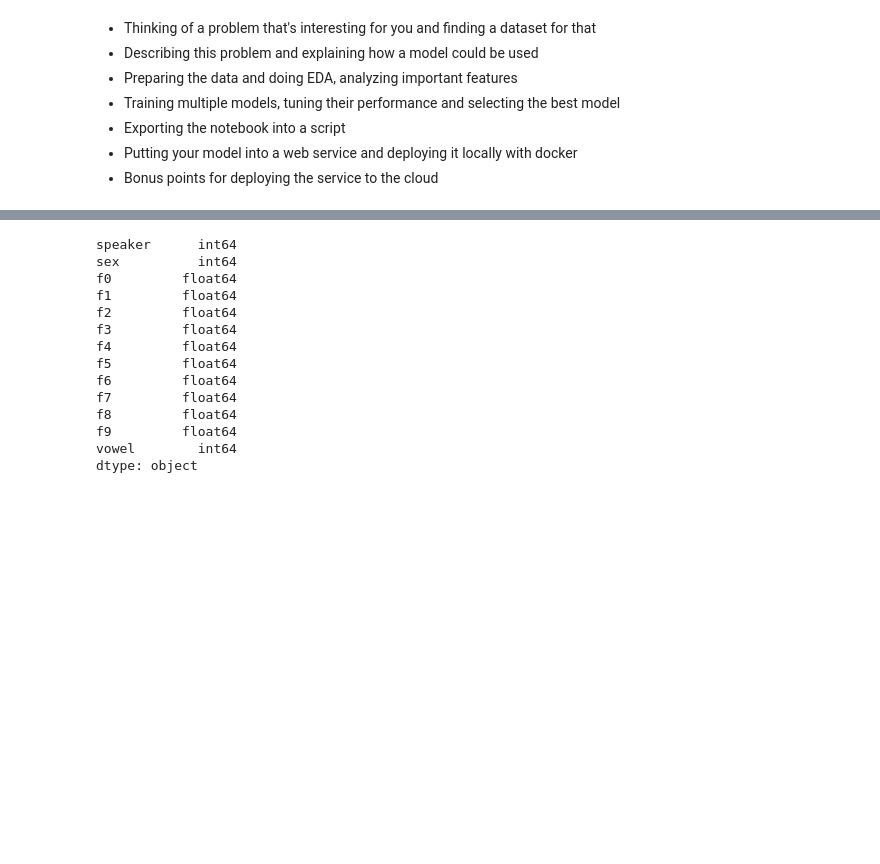
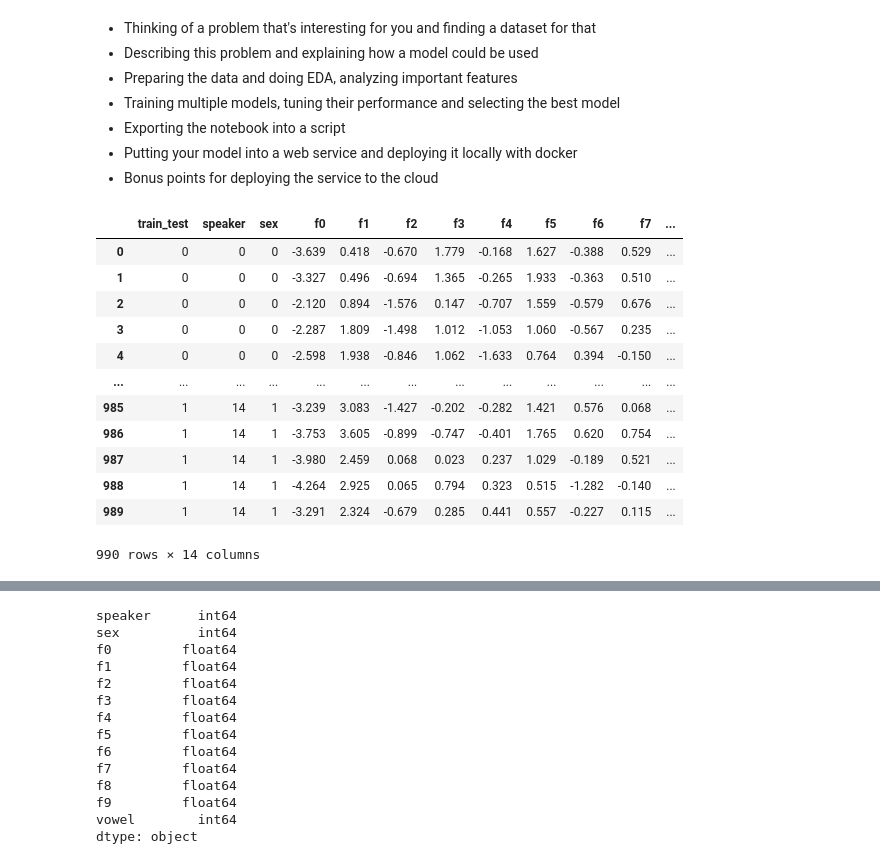
Before and after one commit to woodwardmw/ML-ZoomCamp, a Jupyter notebook: Mid-term_project/Mid-term Vowel Prediction Project.ipynb, the cells around one changed output, grey strips where cells are left out. Saved outputs shown, nothing was run; the diff lists cells and outputs as text; code cells hidden in the pictures; blank space fills up the shorter version.

```diff
--- a/Mid-term_project/Mid-term Vowel Prediction Project.ipynb
+++ b/Mid-term_project/Mid-term Vowel Prediction Project.ipynb
@@ -18,6 +18,21 @@ pd.set_option('display.max_rows', 200)
 from statistics import mean
 # %%
 df = pd.read_csv('vowels_data.csv')
+df
+# %% [output]
+|  | train_test | speaker | sex | f0 | f1 | f2 | f3 | f4 | f5 | f6 | f7 | ... |
+| 0 | 0 | 0 | 0 | -3.639 | 0.418 | -0.670 | 1.779 | -0.168 | 1.627 | -0.388 | 0.529 | ... |
+| 1 | 0 | 0 | 0 | -3.327 | 0.496 | -0.694 | 1.365 | -0.265 | 1.933 | -0.363 | 0.510 | ... |
+| 2 | 0 | 0 | 0 | -2.120 | 0.894 | -1.576 | 0.147 | -0.707 | 1.559 | -0.579 | 0.676 | ... |
+| 3 | 0 | 0 | 0 | -2.287 | 1.809 | -1.498 | 1.012 | -1.053 | 1.060 | -0.567 | 0.235 | ... |
+| 4 | 0 | 0 | 0 | -2.598 | 1.938 | -0.846 | 1.062 | -1.633 | 0.764 | 0.394 | -0.150 | ... |
+| ... | ... | ... | ... | ... | ... | ... | ... | ... | ... | ... | ... | ... |
+| 985 | 1 | 14 | 1 | -3.239 | 3.083 | -1.427 | -0.202 | -0.282 | 1.421 | 0.576 | 0.068 | ... |
+| 986 | 1 | 14 | 1 | -3.753 | 3.605 | -0.899 | -0.747 | -0.401 | 1.765 | 0.620 | 0.754 | ... |
+| 987 | 1 | 14 | 1 | -3.980 | 2.459 | 0.068 | 0.023 | 0.237 | 1.029 | -0.189 | 0.521 | ... |
+| 988 | 1 | 14 | 1 | -4.264 | 2.925 | 0.065 | 0.794 | 0.323 | 0.515 | -1.282 | -0.140 | ... |
+| 989 | 1 | 14 | 1 | -3.291 | 2.324 | -0.679 | 0.285 | 0.441 | 0.557 | -0.227 | 0.115 | ... |
+990 rows × 14 columns
 # %%
 df.drop(columns = "train_test", inplace = True)
 # %%
```
Also changed, not shown: parts of 17 cells of this notebook.
